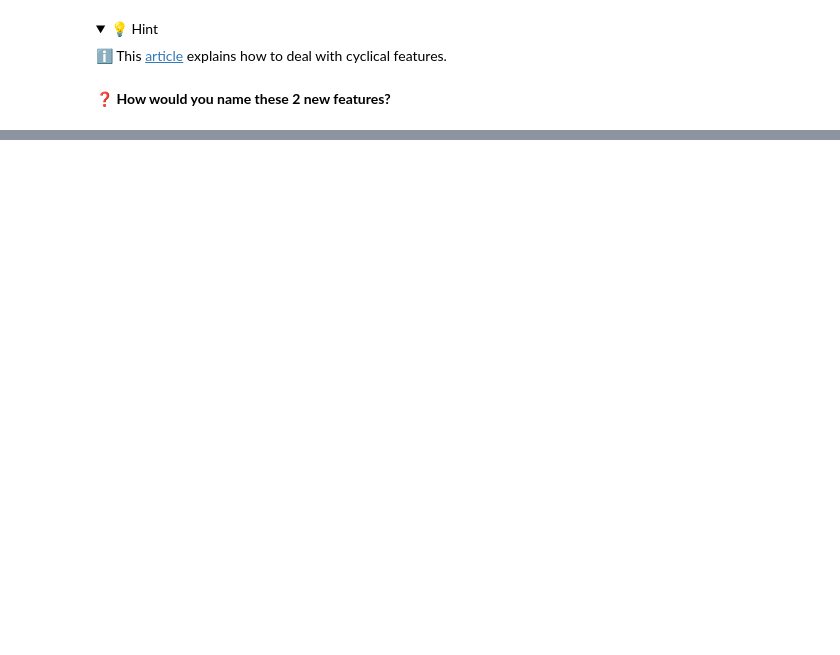
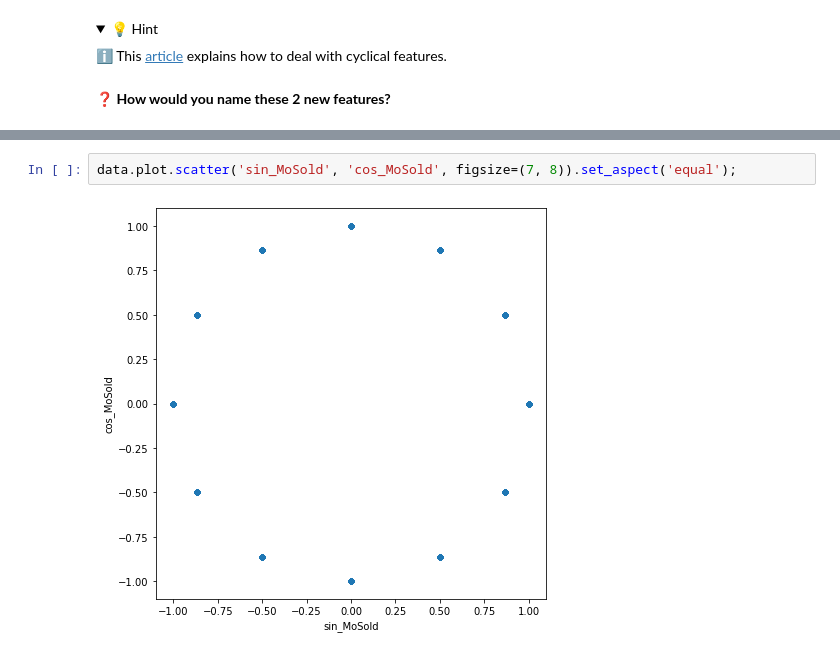
Before and after one commit to abibalimi/lewagon-data-challenges, a Jupyter notebook: 05-ML/02-Prepare-the-dataset/01-Preprocessing-Workflow/Preprocessing-Workflow.ipynb, the cells around one changed output, grey strips where cells are left out. Saved outputs shown, nothing was run; the diff lists cells and outputs as text; folded sections open; blank space fills up the shorter version.

```diff
--- a/05-ML/02-Prepare-the-dataset/01-Preprocessing-Workflow/Preprocessing-Workflow.ipynb
+++ b/05-ML/02-Prepare-the-dataset/01-Preprocessing-Workflow/Preprocessing-Workflow.ipynb
@@ -695,0 +708,4 @@ data.to_csv("../02-Feature-Selection/data/clean_dataset.csv", index=False)
+# %%
+data.plot.scatter('sin_MoSold', 'cos_MoSold', figsize=(7, 8)).set_aspect('equal');
+# %% [output]
+[figure, added]
```
Also changed, not shown: parts of 24 cells of this notebook.
